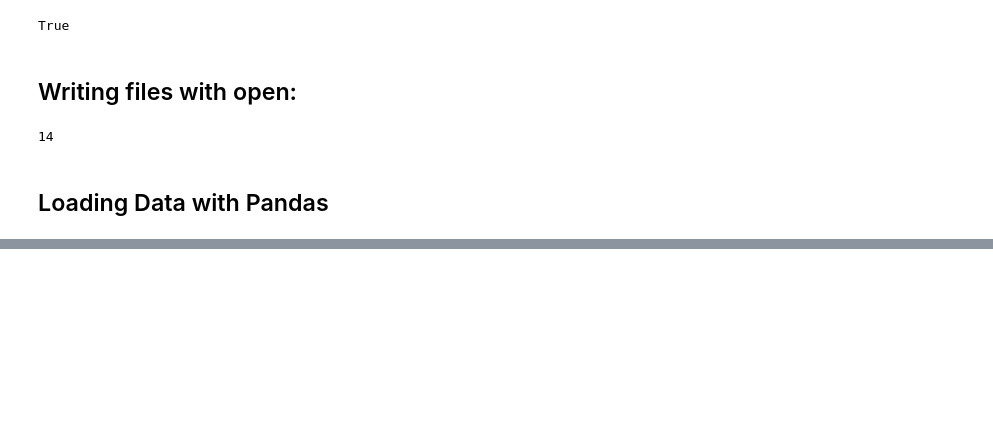
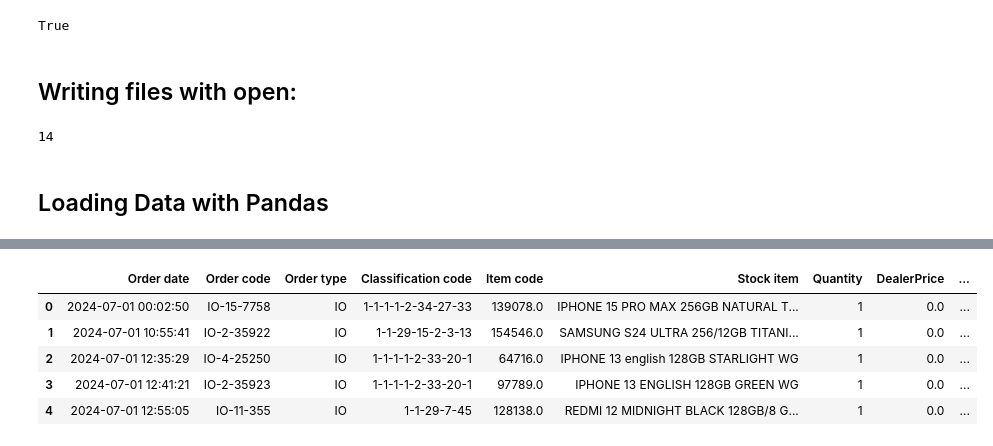
Before and after one commit to MohamedAhmedAliAhmed/Python-for-data-science, a Jupyter notebook: Your First Program 1.ipynb, the cells around one changed output, grey strips where cells are left out. Drawn from its saved outputs; the diff is of its cells as text; code cells hidden in the pictures; blank space fills up the shorter version.

```diff
--- a/Your First Program 1.ipynb
+++ b/Your First Program 1.ipynb
@@ -1236,0 +1252,9 @@ with open("D:/Labtop Sharing/Jupyter notebook/Python for data science/example1.t
+# %%
+df["Net Value"] = df["Quantity"] * df["Price"]
+# %% [output]
+|  | Order date | Order code | Order type | Classification code | Item code | Stock item | Quantity | DealerPrice | ... |
+| 0 | 2024-07-01 00:02:50 | IO-15-7758 | IO | 1-1-1-1-2-34-27-33 | 139078.0 | IPHONE 15 PRO MAX 256GB NATURAL T... | 1 | 0.0 | ... |
+| 1 | 2024-07-01 10:55:41 | IO-2-35922 | IO | 1-1-29-15-2-3-13 | 154546.0 | SAMSUNG S24 ULTRA 256/12GB TITANI... | 1 | 0.0 | ... |
+| 2 | 2024-07-01 12:35:29 | IO-4-25250 | IO | 1-1-1-1-2-33-20-1 | 64716.0 | IPHONE 13 english 128GB STARLIGHT WG | 1 | 0.0 | ... |
+| 3 | 2024-07-01 12:41:21 | IO-2-35923 | IO | 1-1-1-1-2-33-20-1 | 97789.0 | IPHONE 13 ENGLISH 128GB GREEN WG | 1 | 0.0 | ... |
+| 4 | 2024-07-01 12:55:05 | IO-11-355 | IO | 1-1-29-7-45 | 128138.0 | REDMI 12 MIDNIGHT BLACK 128GB/8 G... | 1 | 0.0 | ... |
```
Also changed, not shown: parts of 19 cells of this notebook, 4 other files.
